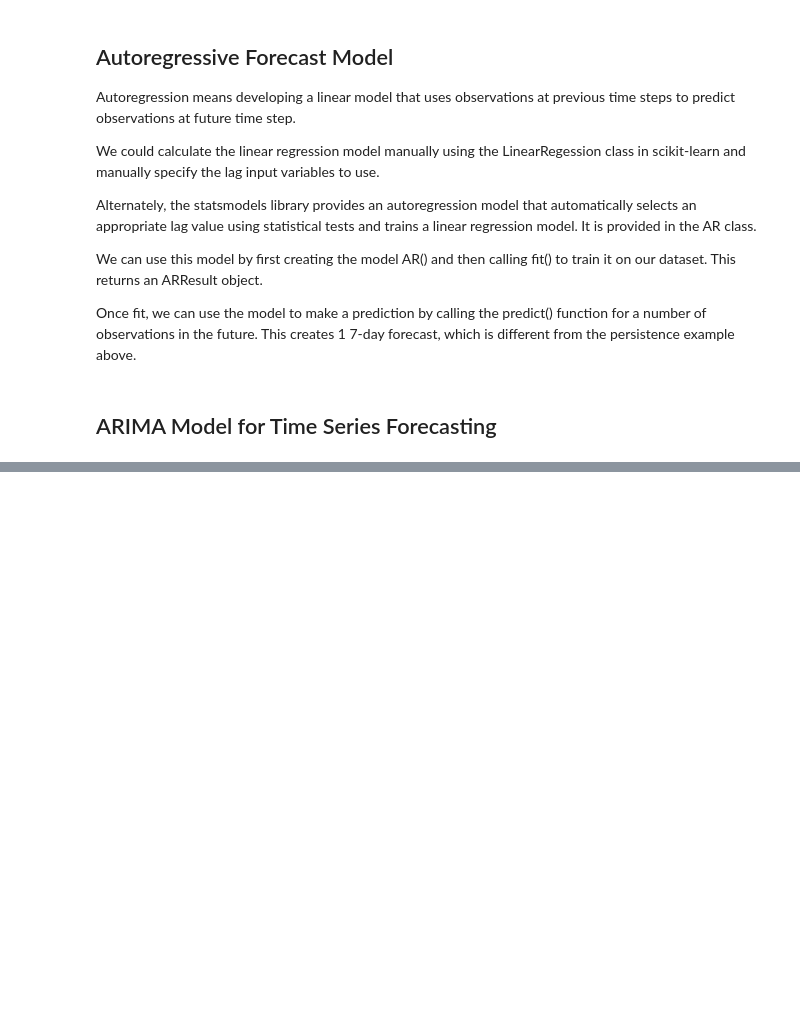
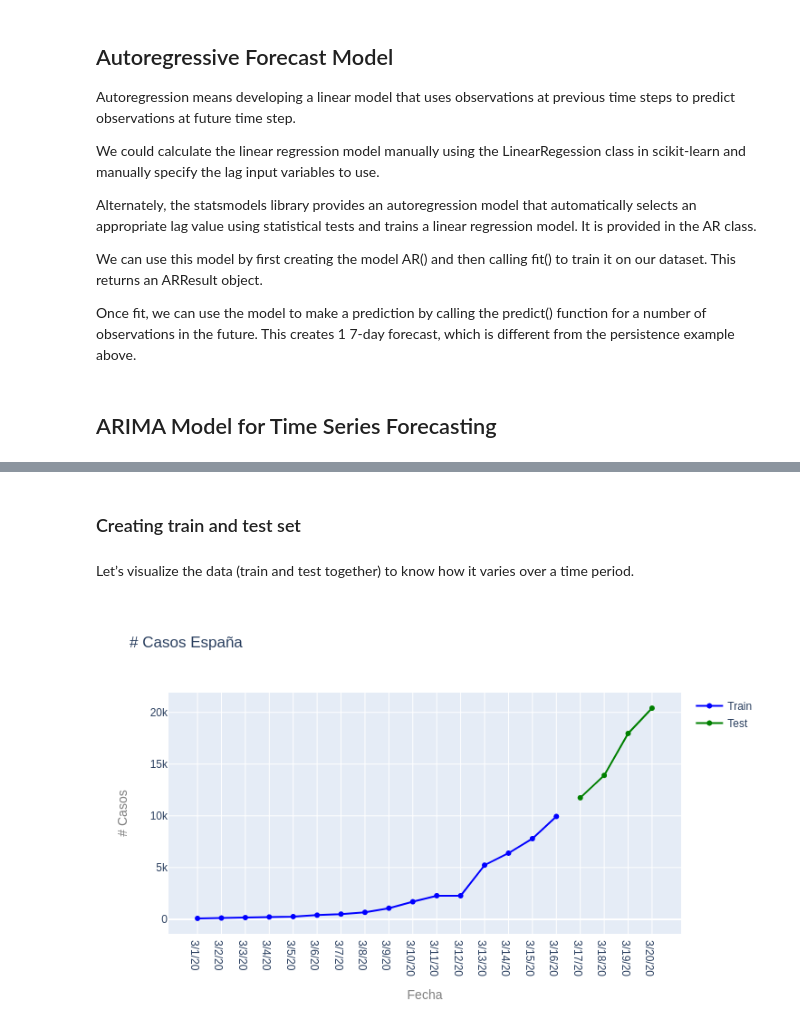
Before and after one commit to kairosart/coronavirus, a Jupyter notebook: Coronavirus (COVID-19) España.ipynb, the cells around one changed output, grey strips where cells are left out. Saved outputs shown, nothing was run; the diff lists cells and outputs as text; code cells hidden in the pictures; blank space fills up the shorter version.

```diff
--- a/Coronavirus (COVID-19) España.ipynb
+++ b/Coronavirus (COVID-19) España.ipynb
@@ -665,0 +627,54 @@ plt.show()
+# %% [markdown]
+### Creating train and test set
+# %%
+df = confirm_trans_filter
+# %%
+# split into train and test sets
+train, test = train_test_split(df, test_size=0.2, shuffle=False)
+# %% [markdown]
+Let’s visualize the data (train and test together) to know how it varies over a time period.
+# %%
+#data
+x = train.index
+y = train['y']
+
+# Train line
+trace = go.Line(
+    x=x,
+    y=y,
+    marker=dict(
+        color='blue'
+    ),
+    name="Train"
+)
+
+# Test line
+# data
+x = test.index
+y = test['y']
+
+trace1 = go.Line(
+    x=x,
+    y=y,
+    marker=dict(
+        color='green'
+    ),
+    name="Test"
+)
+
+
+# layout
+layout = go.Layout(title = "# Casos España",
+                   xaxis=dict(title = go.layout.xaxis.Title(text='Fecha',
+                                             font=dict(size=14,
+                                             color='#7f7f7f'))),
+                   yaxis=dict(title = go.layout.yaxis.Title(text='# Casos',
+                                             font=dict(size=14,
+                                             color='#7f7f7f'))))
+
+# Plot
+fig = go.Figure(data=[trace, trace1], layout=layout)
+#fig.update_layout(yaxis_type="log")
+iplot(fig)
+# %% [output]
+[figure, added]
```
Also changed, not shown: parts of 6 cells of this notebook.
